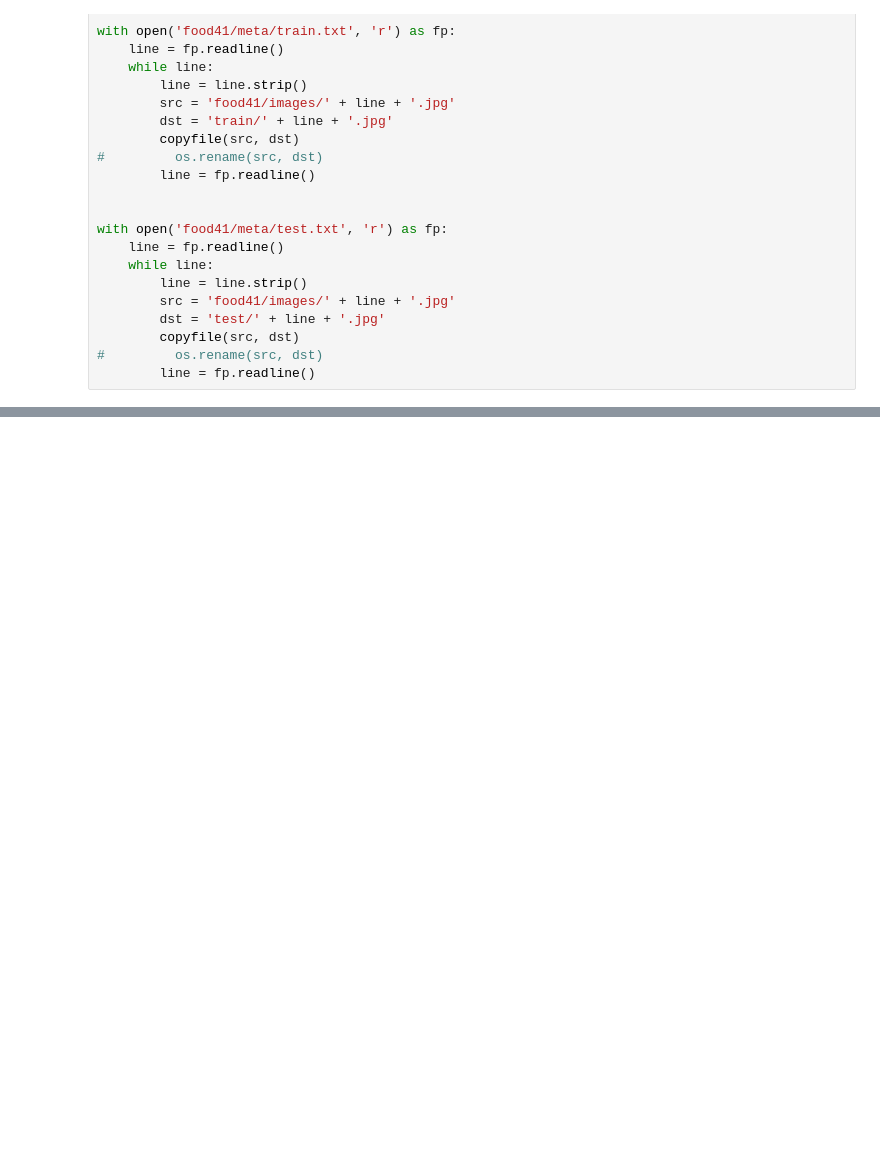
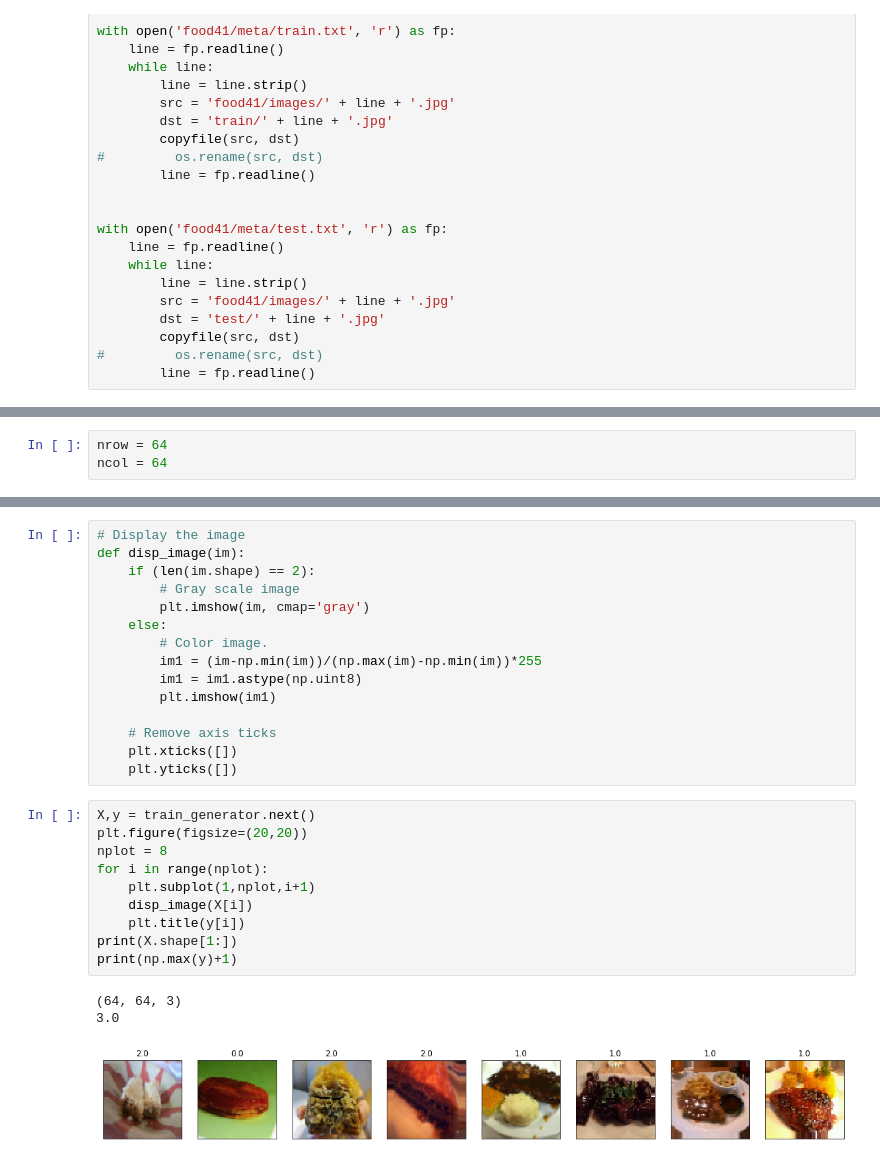
Before and after one commit to kylecng/food-classification, a Jupyter notebook: food-classifier.ipynb, the cells around one changed output, grey strips where cells are left out. Cells and saved outputs as stored; diff of their text form; blank space fills up the shorter version.

```diff
--- a/food-classifier.ipynb
+++ b/food-classifier.ipynb
@@ -77,0 +56,3 @@ model.add(Dense(1,activation='sigmoid'))
+# %%
+nrow = 64
+ncol = 64
@@ -77,0 +86,29 @@ model.add(Dense(1,activation='sigmoid'))
+# %%
+# Display the image
+def disp_image(im):
+    if (len(im.shape) == 2):
+        # Gray scale image
+        plt.imshow(im, cmap='gray')
+    else:
+        # Color image.
+        im1 = (im-np.min(im))/(np.max(im)-np.min(im))*255
+        im1 = im1.astype(np.uint8)
+        plt.imshow(im1)
+
+    # Remove axis ticks
+    plt.xticks([])
+    plt.yticks([])
+# %%
+X,y = train_generator.next()
+plt.figure(figsize=(20,20))
+nplot = 8
+for i in range(nplot):
+    plt.subplot(1,nplot,i+1)
+    disp_image(X[i])
+    plt.title(y[i])
+print(X.shape[1:])
+print(np.max(y)+1)
+# %% [output]
+(64, 64, 3)
+3.0
+[figure, added]
```
Also changed, not shown: parts of 6 cells of this notebook.
